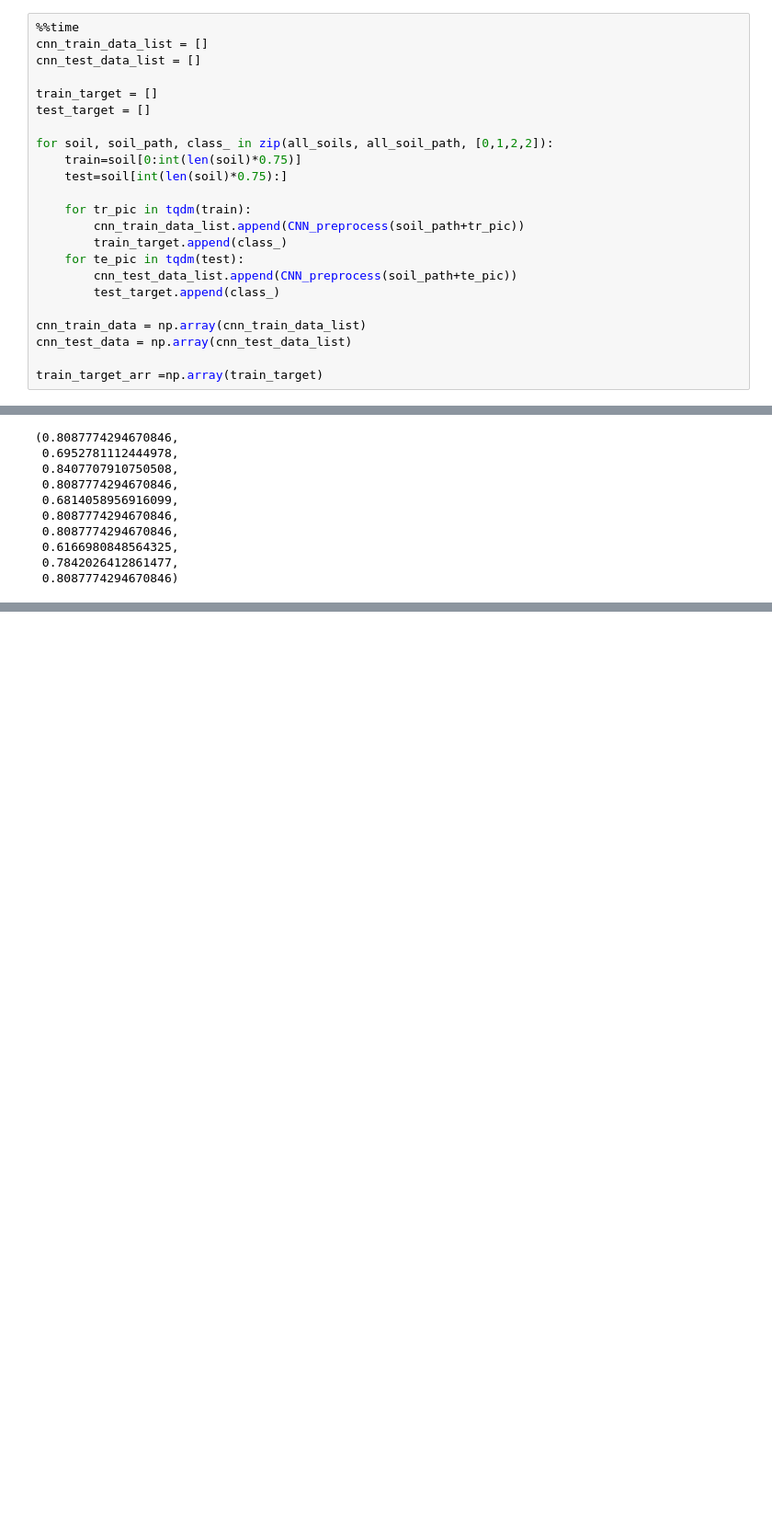
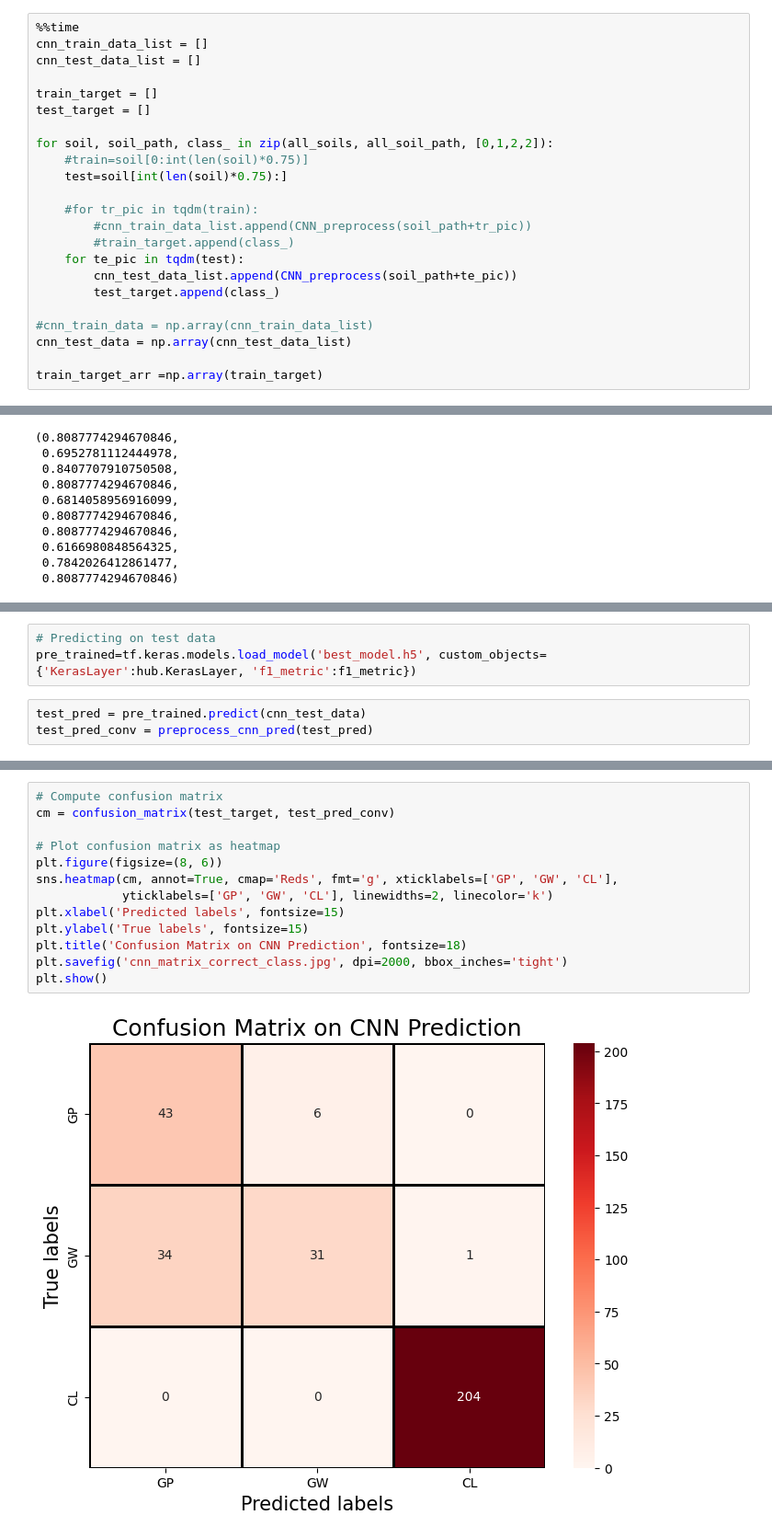
Before and after one commit to pithun/Soil-Classification-Using-ML, a Jupyter notebook: ML_Code - DEV.ipynb, the cells around one changed output, grey strips where cells are left out. Shown at 92% size. Saved outputs shown, nothing was run; the diff lists cells and outputs as text; blank space fills up the shorter version.

Commit message:
used our pretrained CNN to predict and generated confusion matrix on correct class names'

```diff
--- a/ML_Code - DEV.ipynb
+++ b/ML_Code - DEV.ipynb
@@ -739,17 +741,17 @@ train_target = []
 test_target = []
 
 for soil, soil_path, class_ in zip(all_soils, all_soil_path, [0,1,2,2]):
-    train=soil[0:int(len(soil)*0.75)]
+    #train=soil[0:int(len(soil)*0.75)]
     test=soil[int(len(soil)*0.75):]
 
-    for tr_pic in tqdm(train):
-        cnn_train_data_list.append(CNN_preprocess(soil_path+tr_pic))
-        train_target.append(class_)
+    #for tr_pic in tqdm(train):
+        #cnn_train_data_list.append(CNN_preprocess(soil_path+tr_pic))
+        #train_target.append(class_)
     for te_pic in tqdm(test):
         cnn_test_data_list.append(CNN_preprocess(soil_path+te_pic))
         test_target.append(class_)
 
-cnn_train_data = np.array(cnn_train_data_list)
+#cnn_train_data = np.array(cnn_train_data_list)
 cnn_test_data = np.array(cnn_test_data_list)
 
 train_target_arr =np.array(train_target)
@@ -997,0 +1005,6 @@ get_metrics(test_target, pred_conv1)
+# %%
+# Predicting on test data
+pre_trained=tf.keras.models.load_model('best_model.h5', custom_objects={'KerasLayer':hub.KerasLayer, 'f1_metric':f1_metric})
+# %%
+test_pred = pre_trained.predict(cnn_test_data)
+test_pred_conv = preprocess_cnn_pred(test_pred)
@@ -997,0 +1013,15 @@ get_metrics(test_target, pred_conv1)
+# %%
+# Compute confusion matrix
+cm = confusion_matrix(test_target, test_pred_conv)
+
+# Plot confusion matrix as heatmap
+plt.figure(figsize=(8, 6))
+sns.heatmap(cm, annot=True, cmap='Reds', fmt='g', xticklabels=['GP', 'GW', 'CL'],
+            yticklabels=['GP', 'GW', 'CL'], linewidths=2, linecolor='k')
+plt.xlabel('Predicted labels', fontsize=15)
+plt.ylabel('True labels', fontsize=15)
+plt.title('Confusion Matrix on CNN Prediction', fontsize=18)
+plt.savefig('cnn_matrix_correct_class.jpg', dpi=2000, bbox_inches='tight')
+plt.show()
+# %% [output]
+[figure, added]
```
Also changed, not shown: parts of 4 cells of this notebook.
